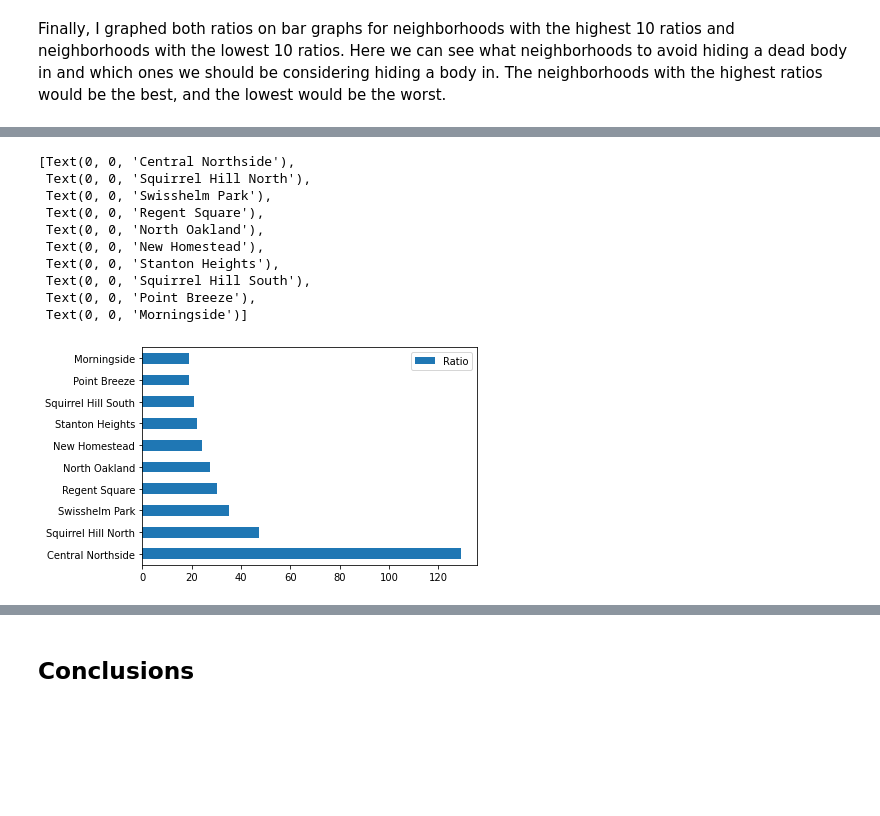
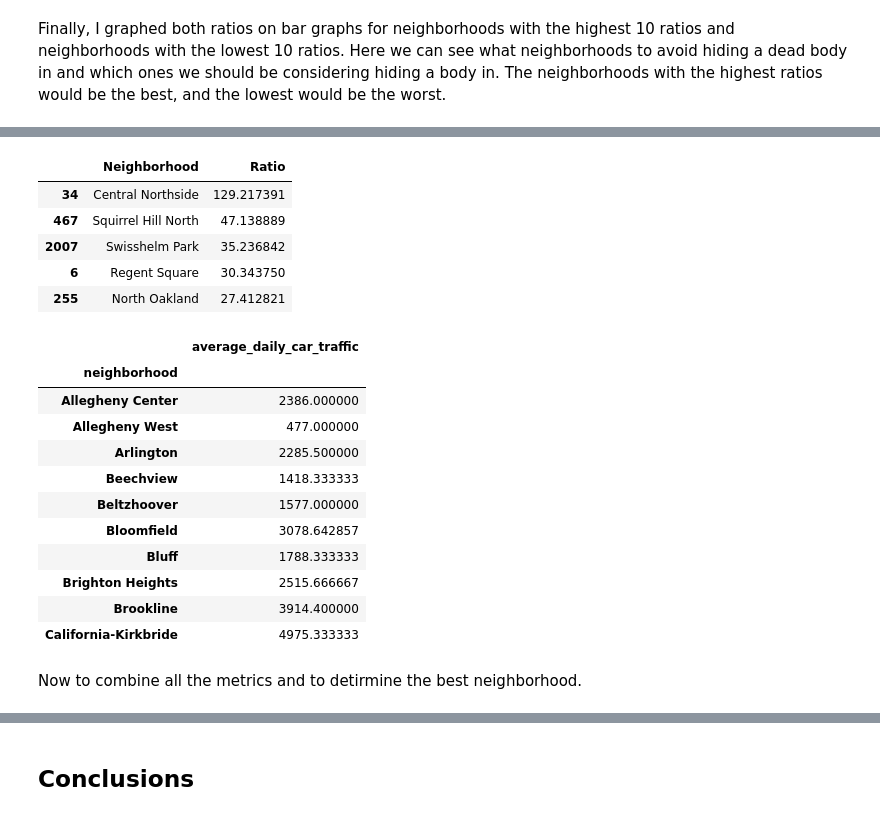
Before and after one commit to MattBartie/Harry-and-Matty-Final, a Jupyter notebook: MainCode.ipynb, the cells around one changed output, grey strips where cells are left out. Drawn from its saved outputs; the diff is of its cells as text; code cells hidden in the pictures; blank space fills up the shorter version.

```diff
--- a/MainCode.ipynb
+++ b/MainCode.ipynb
@@ -283,16 +282,33 @@ data_combined3[:10].plot.barh().set_yticklabels(data_combined3.Neighborhood)
 data_combined3 = data_combined.loc[:,["Neighborhood", "Ratio"]]
 data_combined3.sort_values(inplace = True, by = "Ratio", ascending = False)
 data_combined3.head()
-data_combined3[:10].plot.barh().set_yticklabels(data_combined3.Neighborhood)
+#data_combined3[:10].plot.barh().set_yticklabels(data_combined3.Neighborhood)
 # %% [output]
-[Text(0, 0, 'Central Northside'),
- Text(0, 0, 'Squirrel Hill North'),
- Text(0, 0, 'Swisshelm Park'),
- Text(0, 0, 'Regent Square'),
- Text(0, 0, 'North Oakland'),
- Text(0, 0, 'New Homestead'),
- Text(0, 0, 'Stanton Heights'),
- Text(0, 0, 'Squirrel Hill South'),
- Text(0, 0, 'Point Breeze'),
- Text(0, 0, 'Morningside')]
-[figure, removed]
+|  | Neighborhood | Ratio |
+| 34 | Central Northside | 129.217391 |
+| 467 | Squirrel Hill North | 47.138889 |
+| 2007 | Swisshelm Park | 35.236842 |
+| 6 | Regent Square | 30.343750 |
+| 255 | North Oakland | 27.412821 |
+# %%
+traffic_new = pd.DataFrame(num_traffic)
+traffic_new.iloc[0] = traffic_new.iloc[0].rename("column2")
+traffic_new.iloc[1] = traffic_new.iloc[1].rename("column2")
+
+
+traffic_new.head(10)
+# %% [output]
+|  | average_daily_car_traffic |
+| neighborhood |  |
+| Allegheny Center | 2386.000000 |
+| Allegheny West | 477.000000 |
+| Arlington | 2285.500000 |
+| Beechview | 1418.333333 |
+| Beltzhoover | 1577.000000 |
+| Bloomfield | 3078.642857 |
+| Bluff | 1788.333333 |
+| Brighton Heights | 2515.666667 |
+| Brookline | 3914.400000 |
+| California-Kirkbride | 4975.333333 |
+# %% [markdown]
+Now to combine all the metrics and to detirmine the best neighborhood.
```
Also changed, not shown: parts of 5 cells of this notebook.
